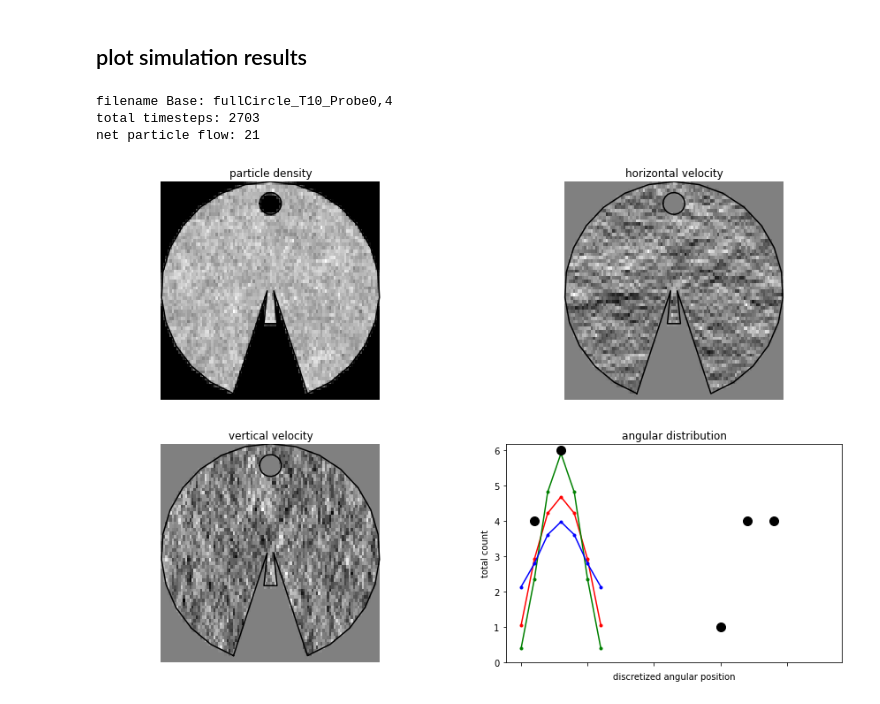
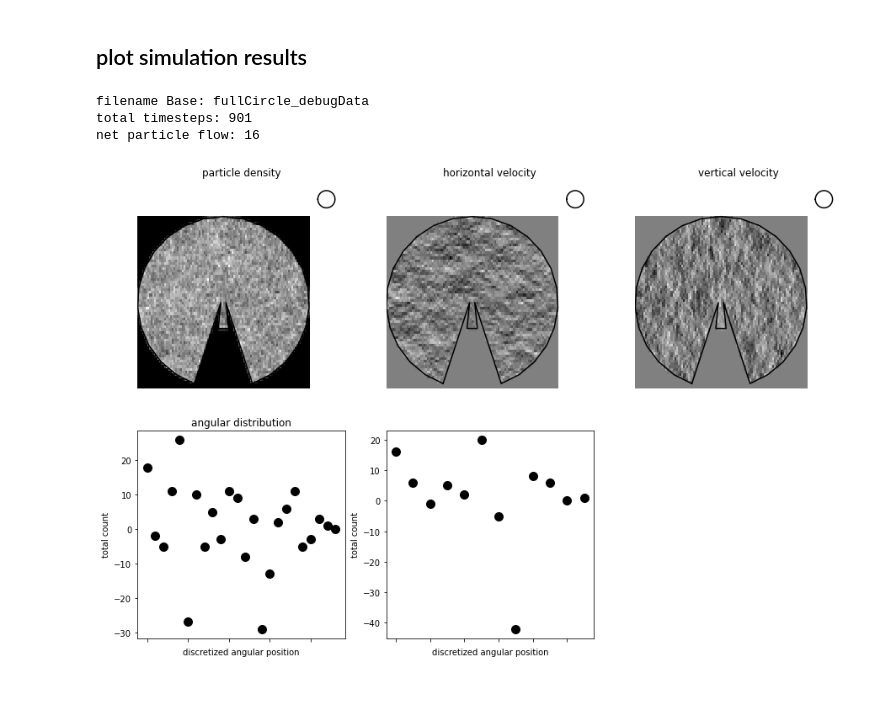
Before and after one commit to hanhiller/ElectronHydrodynamics_SIMS, a Jupyter notebook: FullCircle_simulation/fullCircle_analysis.ipynb, the cells around one changed output. Drawn from its saved outputs; the diff is of its cells as text; code cells hidden in the pictures.

```diff
--- a/FullCircle_simulation/fullCircle_analysis.ipynb
+++ b/FullCircle_simulation/fullCircle_analysis.ipynb
@@ -52,7 +52,7 @@ plt.show()
 # %% [markdown]
 ## plot simulation results
 # %%
-fnameBases = ['fullCircle_T10_Probe0,4'] #list of base name of simulations
+fnameBases = ['fullCircle_debugData'] #list of base name of simulations
 Nsims = 1 #number of simulations
 blur = 0 #performs a gaussian blur
 
@@ -65,20 +65,22 @@ for fnameNum,fnameBase in enumerate(fnameBases):
     print('filename Base: '+fnameBase)
 
     fig = plt.figure(figsize = (15,10))
-    ax0 = fig.add_subplot(221)
-    ax1 = fig.add_subplot(222)
-    ax2 = fig.add_subplot(223)
-    ax3 = fig.add_subplot(224)
+    ax0 = fig.add_subplot(231)
+    ax1 = fig.add_subplot(232)
+    ax2 = fig.add_subplot(233)
+    ax3 = fig.add_subplot(234)
+    ax4 = fig.add_subplot(235)
 
     #calculate the angle dependence and sum up the densities
     for i in range(Nsims):
         fname = fnameBase
-        with np.load('./SIM_data/'+fname+'/'+fname+'_%03d.npz'%i) as mat:
+        with np.load('./'+fname+'/'+fname+'_%03d.npz'%i) as mat:
             if i == 0:
                 rho = mat['Erho'].copy()
                 vX = mat['Px'].copy()
                 vY = mat['Py'].copy()
                 angleDep = mat['Nabsorbed'][0:24:1]-mat['Ninjected'][0:24:1]
+                angleDep2 = (mat['Nabsorbed'][0:24:2]+mat['Nabsorbed'][1:24:2])-(mat['Ninjected'][0:24:2]+mat['Ninjected'][1:24:2])
                 print('total timesteps: %d'%mat['timeCount'])
                 #load in the 2D histogram axes from simulation
                 histX = mat['histX']
@@ -91,7 +93,8 @@ for fnameNum,fnameBase in enumerate(fnameBases):
                 rho += mat['Erho']
                 vX  += mat['Px']
                 vY  += mat['Py']
-                angleDep +=  mat['Nabsorbed'][0:24:1]-mat['Ninjected'][0:24:1]
+                angleDep += mat['Nabsorbed'][0:24:1]-mat['Ninjected'][0:24:1]
+                angleDep2 += (mat['Nabsorbed'][0:24:2]+mat['Nabsorbed'][1:24:2])-(mat['Ninjected'][0:24:2]+mat['Ninjected'][1:24:2])
      # inserts NaN for fictisious edges, so that they are not plotted
     for edge_idx in np.arange(len(edgeStyle)):
         idx_dif = len(borderX)-len(edgeStyle)  # difference between '' which changes with additions of NaNs
@@ -107,7 +110,7 @@ for fnameNum,fnameBase in enumerate(fnameBases):
     if symm:
         rhoPlot+=rhoPlot[:,::-1]
         rhoPlot/=2.
-    ax0.pcolormesh(histX,histY,rhoPlot,cmap = 'gray')#, vmin = 0.99*m1,vmax = 1.02*m1)
+    ax0.pcolormesh(histX,histY,rhoPlot,cmap = 'gray')#, vmin = 0.99*m1,vmax = 1.01*m1)
     ax0.axis('off')
     ax0.plot(borderX,borderY,'k')
     ax0.axis('equal')
@@ -123,41 +126,47 @@ for fnameNum,fnameBase in enumerate(fnameBases):
     ax1.plot(borderX,borderY,'k')
     ax1.axis('equal')
 
     #ax2 plots the vertical velocity distribution
     vYplot = gaussian_filter(vY.T,blur)
     m1 = np.max(np.abs(vXplot))
     if symm:
         vYplot+=vYplot[:,::-1]
         vYplot/=2.
     ax2.pcolormesh(histX,histY,vYplot,cmap='gray', vmin=-m1, vmax=m1)
     ax2.axis('off')
     ax2.plot(borderX,borderY,'k')
     ax2.axis('equal')
 
     #ax3 plots the angular distribution
     if symm:
         angleDep+=angleDep[::-1]
         angleDep/=2.
     print('net particle flow: %d'%sum(angleDep))
-    ax3.plot(ballisticDist*sum(angleDep),'r')
-    ax3.plot(ballisticDist*sum(angleDep),'r.')
-    ax3.plot(noSlipDist*sum(angleDep),'g')
-    ax3.plot(noSlipDist*sum(angleDep),'g.')
-    ax3.plot(noStressDist*sum(angleDep),'b')
-    ax3.plot(noStressDist*sum(angleDep),'b.')
-    ax3.set_ylim(np.array(plt.ylim())*np.array((0,1)));
+    #ax3.plot(ballisticDist*sum(angleDep),'r')
+    #ax3.plot(ballisticDist*sum(angleDep),'r.')
+    #x3.plot(noSlipDist*sum(angleDep),'g')
+    #ax3.plot(noSlipDist*sum(angleDep),'g.')
+    #ax3.plot(noStressDist*sum(angleDep),'b')
+    #ax3.plot(noStressDist*sum(angleDep),'b.')
+    #ax3.set_ylim(np.array(plt.ylim())*np.array((0,1)));
     ax3.plot(angleDep,'k.',markerSize = 20)
     ax3.set_xlabel('discretized angular position')
     ax3.set_ylabel('total count')
     ax3.set_xticklabels([])
 
+    ax4.plot(angleDep2,'k.',markerSize = 20)
+    ax4.set_xlabel('discretized angular position')
+    ax4.set_ylabel('total count')
+    ax4.set_xticklabels([])
+
     ax0.set_title('particle density')
     ax1.set_title('horizontal velocity')
     ax2.set_title('vertical velocity')
     ax3.set_title('angular distribution')
+
     plt.show()
 # %% [output]
-filename Base: fullCircle_T10_Probe0,4
-total timesteps: 2703
-net particle flow: 21
+filename Base: fullCircle_debugData
+total timesteps: 901
+net particle flow: 16
-[figure, old version]
+[figure, new version]
```
Also changed, not shown: 4 other files.
